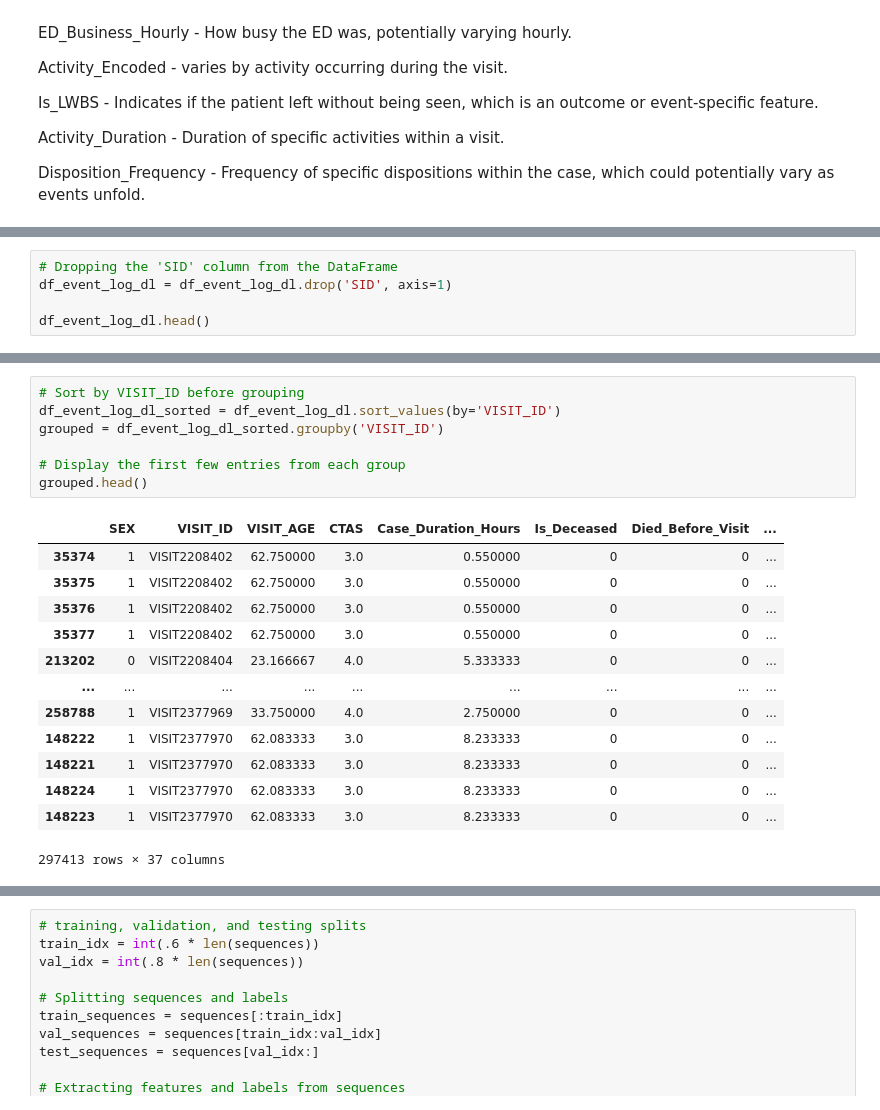
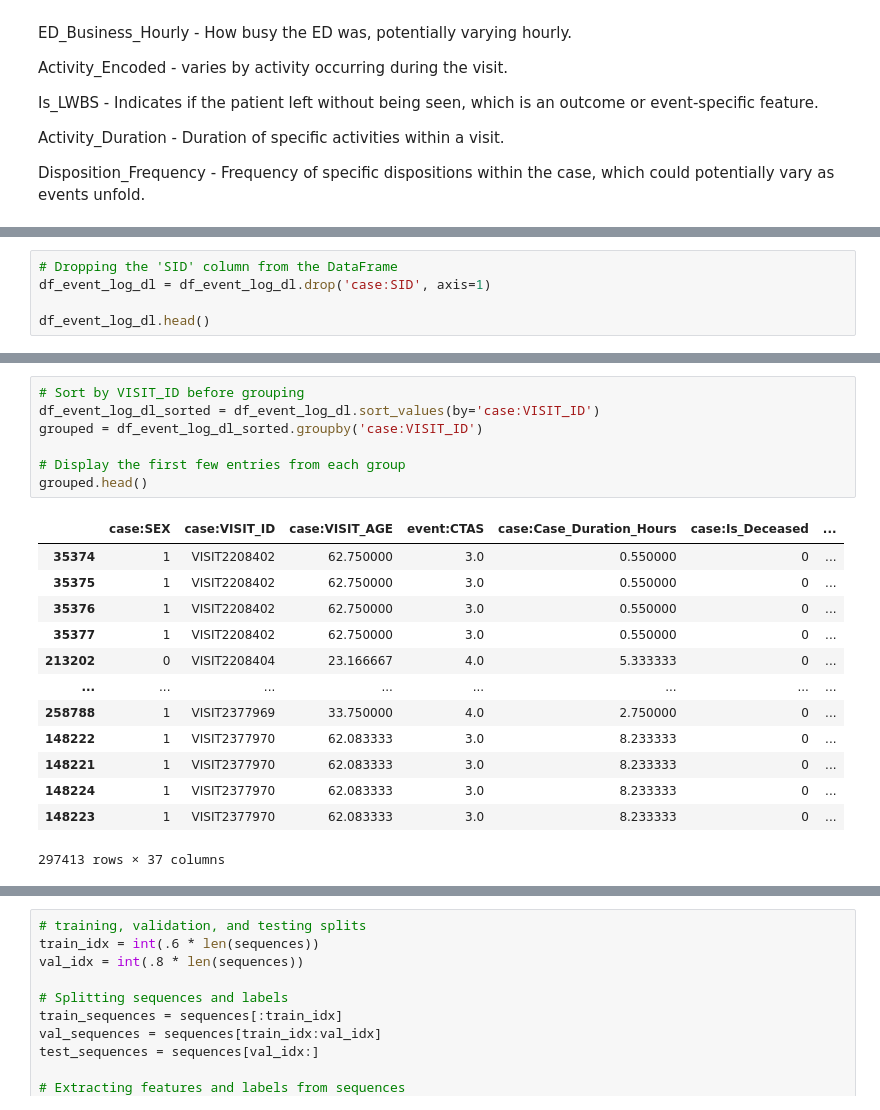
Before and after one commit to clariss95/Enhancing_XAI_MUN, a Jupyter notebook: deep_learning_model.ipynb, the cells around one changed output, grey strips where cells are left out. Drawn from its saved outputs; the diff is of its cells as text.

```diff
--- a/deep_learning_model.ipynb
+++ b/deep_learning_model.ipynb
@@ -89,6 +157,6 @@ Disposition_Frequency - Frequency of specific dispositions within the case, whic
 # %%
 # Dropping the 'SID' column from the DataFrame
-df_event_log_dl = df_event_log_dl.drop('SID', axis=1)
+df_event_log_dl = df_event_log_dl.drop('case:SID', axis=1)
 
 df_event_log_dl.head()
 # %% [output]
@@ -102,23 +190,23 @@ df_event_log_dl.head()
 # %%
 # Sort by VISIT_ID before grouping
-df_event_log_dl_sorted = df_event_log_dl.sort_values(by='VISIT_ID')
-grouped = df_event_log_dl_sorted.groupby('VISIT_ID')
+df_event_log_dl_sorted = df_event_log_dl.sort_values(by='case:VISIT_ID')
+grouped = df_event_log_dl_sorted.groupby('case:VISIT_ID')
 
 # Display the first few entries from each group
 grouped.head()
 # %% [output]
-|  | SEX | VISIT_ID | VISIT_AGE | CTAS | Case_Duration_Hours | Is_Deceased | Died_Before_Visit | ... |
-| 35374 | 1 | VISIT2208402 | 62.750000 | 3.0 | 0.550000 | 0 | 0 | ... |
-| 35375 | 1 | VISIT2208402 | 62.750000 | 3.0 | 0.550000 | 0 | 0 | ... |
-| 35376 | 1 | VISIT2208402 | 62.750000 | 3.0 | 0.550000 | 0 | 0 | ... |
-| 35377 | 1 | VISIT2208402 | 62.750000 | 3.0 | 0.550000 | 0 | 0 | ... |
-| 213202 | 0 | VISIT2208404 | 23.166667 | 4.0 | 5.333333 | 0 | 0 | ... |
-| ... | ... | ... | ... | ... | ... | ... | ... | ... |
-| 258788 | 1 | VISIT2377969 | 33.750000 | 4.0 | 2.750000 | 0 | 0 | ... |
-| 148222 | 1 | VISIT2377970 | 62.083333 | 3.0 | 8.233333 | 0 | 0 | ... |
-| 148221 | 1 | VISIT2377970 | 62.083333 | 3.0 | 8.233333 | 0 | 0 | ... |
-| 148224 | 1 | VISIT2377970 | 62.083333 | 3.0 | 8.233333 | 0 | 0 | ... |
-| 148223 | 1 | VISIT2377970 | 62.083333 | 3.0 | 8.233333 | 0 | 0 | ... |
+|  | case:SEX | case:VISIT_ID | case:VISIT_AGE | event:CTAS | case:Case_Duration_Hours | case:Is_Deceased | ... |
+| 35374 | 1 | VISIT2208402 | 62.750000 | 3.0 | 0.550000 | 0 | ... |
+| 35375 | 1 | VISIT2208402 | 62.750000 | 3.0 | 0.550000 | 0 | ... |
+| 35376 | 1 | VISIT2208402 | 62.750000 | 3.0 | 0.550000 | 0 | ... |
+| 35377 | 1 | VISIT2208402 | 62.750000 | 3.0 | 0.550000 | 0 | ... |
+| 213202 | 0 | VISIT2208404 | 23.166667 | 4.0 | 5.333333 | 0 | ... |
+| ... | ... | ... | ... | ... | ... | ... | ... |
+| 258788 | 1 | VISIT2377969 | 33.750000 | 4.0 | 2.750000 | 0 | ... |
+| 148222 | 1 | VISIT2377970 | 62.083333 | 3.0 | 8.233333 | 0 | ... |
+| 148221 | 1 | VISIT2377970 | 62.083333 | 3.0 | 8.233333 | 0 | ... |
+| 148224 | 1 | VISIT2377970 | 62.083333 | 3.0 | 8.233333 | 0 | ... |
+| 148223 | 1 | VISIT2377970 | 62.083333 | 3.0 | 8.233333 | 0 | ... |
 297413 rows × 37 columns
 # %%
 
```
Also changed, not shown: parts of 8 cells of this notebook.
